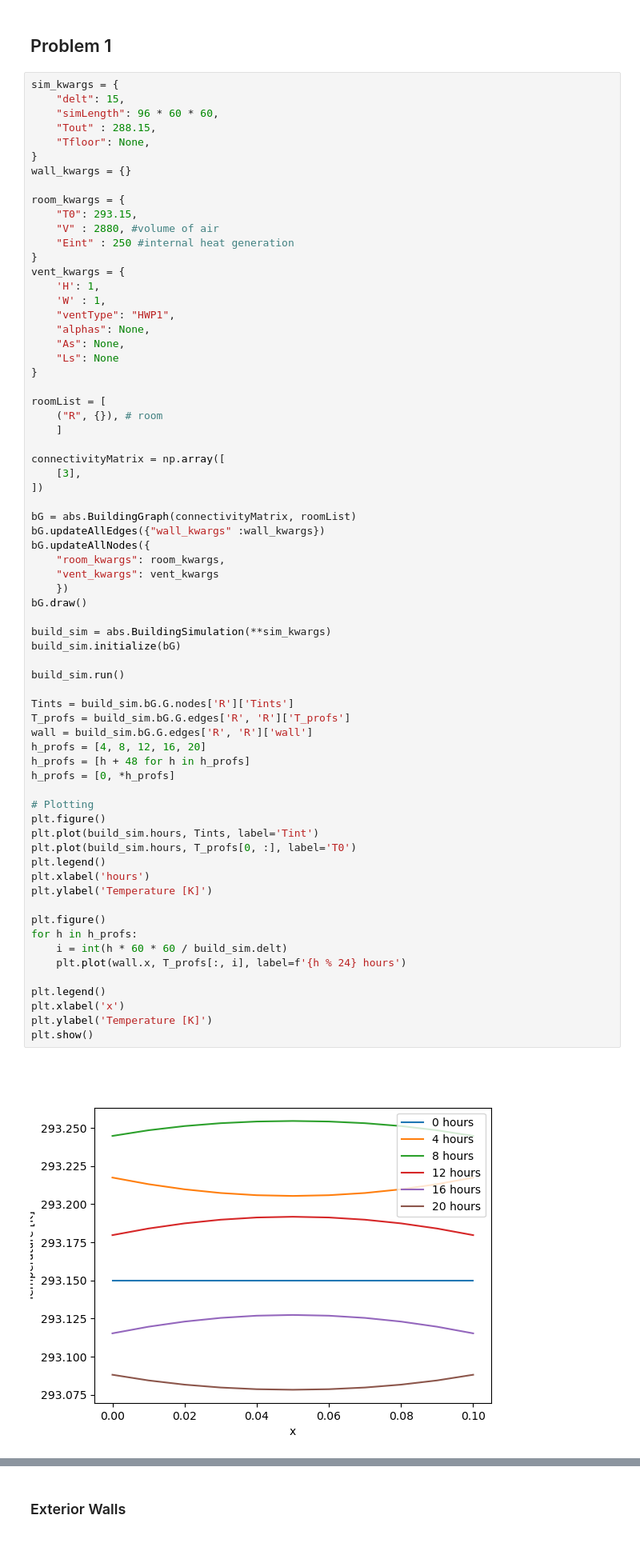
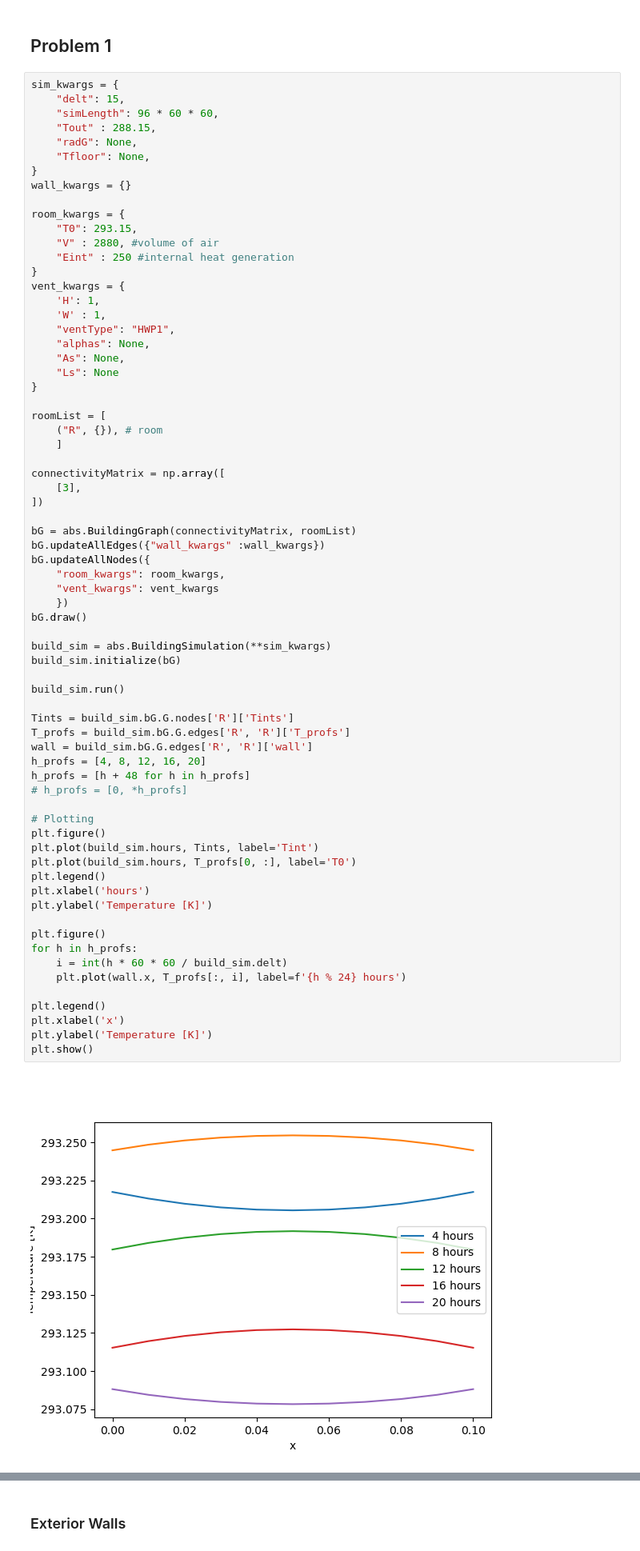
Before and after one commit to nbachand/graphBEM, a Jupyter notebook: InteriorModel.ipynb, the cells around one changed output, grey strips where cells are left out. Shown at 80% size. Cells and saved outputs as stored; diff of their text form.

```diff
--- a/InteriorModel.ipynb
+++ b/InteriorModel.ipynb
@@ -17,6 +20,7 @@ sim_kwargs = {
     "delt": 15,
     "simLength": 96 * 60 * 60,
     "Tout" : 288.15,
+    "radG": None,
     "Tfloor": None,
 }
 wall_kwargs = {}
@@ -53,35 +57,35 @@ bG.draw()
 
 build_sim = abs.BuildingSimulation(**sim_kwargs)
 build_sim.initialize(bG)
 
 build_sim.run()
 
 Tints = build_sim.bG.G.nodes['R']['Tints']
 T_profs = build_sim.bG.G.edges['R', 'R']['T_profs']
 wall = build_sim.bG.G.edges['R', 'R']['wall']
 h_profs = [4, 8, 12, 16, 20]
 h_profs = [h + 48 for h in h_profs]
-h_profs = [0, *h_profs]
+# h_profs = [0, *h_profs]
 
 # Plotting
 plt.figure()
 plt.plot(build_sim.hours, Tints, label='Tint')
 plt.plot(build_sim.hours, T_profs[0, :], label='T0')
 plt.legend()
 plt.xlabel('hours')
 plt.ylabel('Temperature [K]')
 
 plt.figure()
 for h in h_profs:
     i = int(h * 60 * 60 / build_sim.delt)
     plt.plot(wall.x, T_profs[:, i], label=f'{h % 24} hours')
 
 plt.legend()
 plt.xlabel('x')
 plt.ylabel('Temperature [K]')
 plt.show()
 # %% [output]
-[figure, old version]
+[figure, new version]
 [figure]
 [figure]
 # %% [markdown]
```
Also changed, not shown: parts of 10 cells of this notebook, 1 other file.
